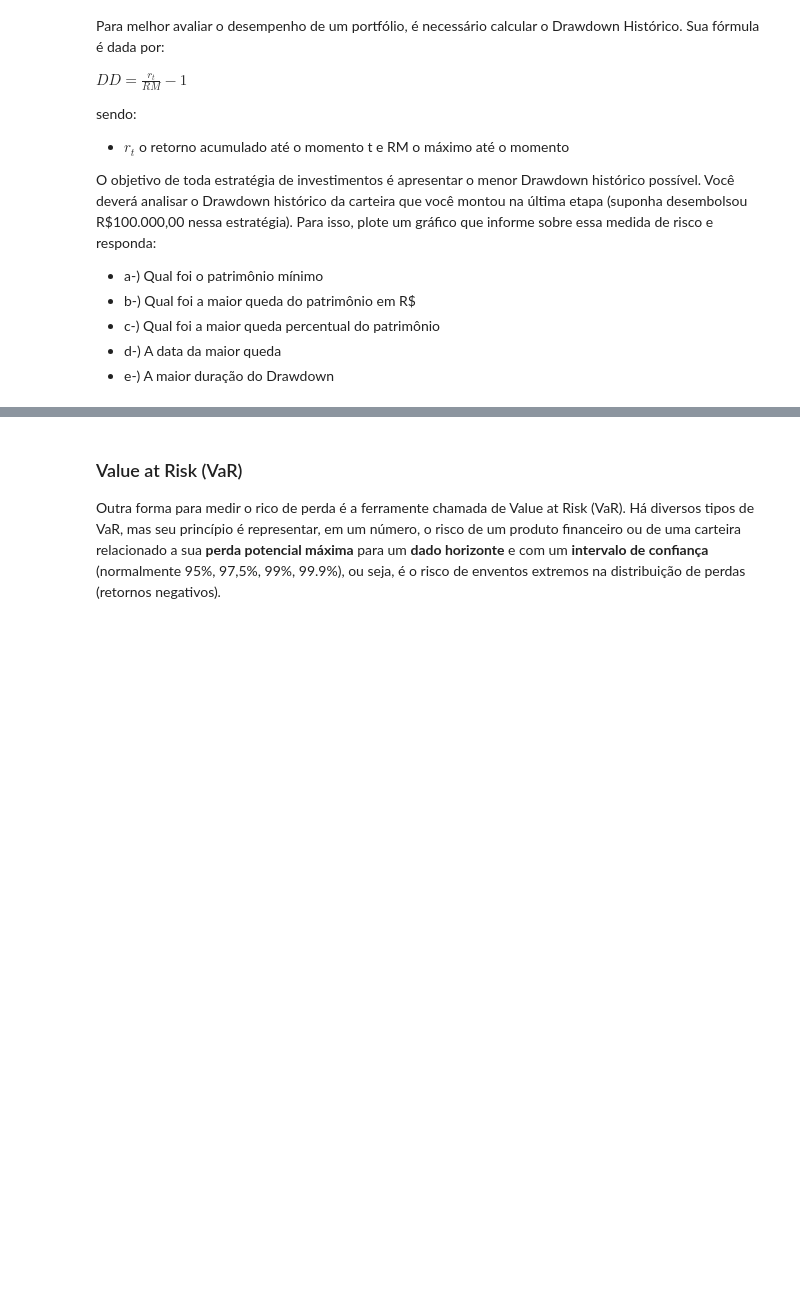
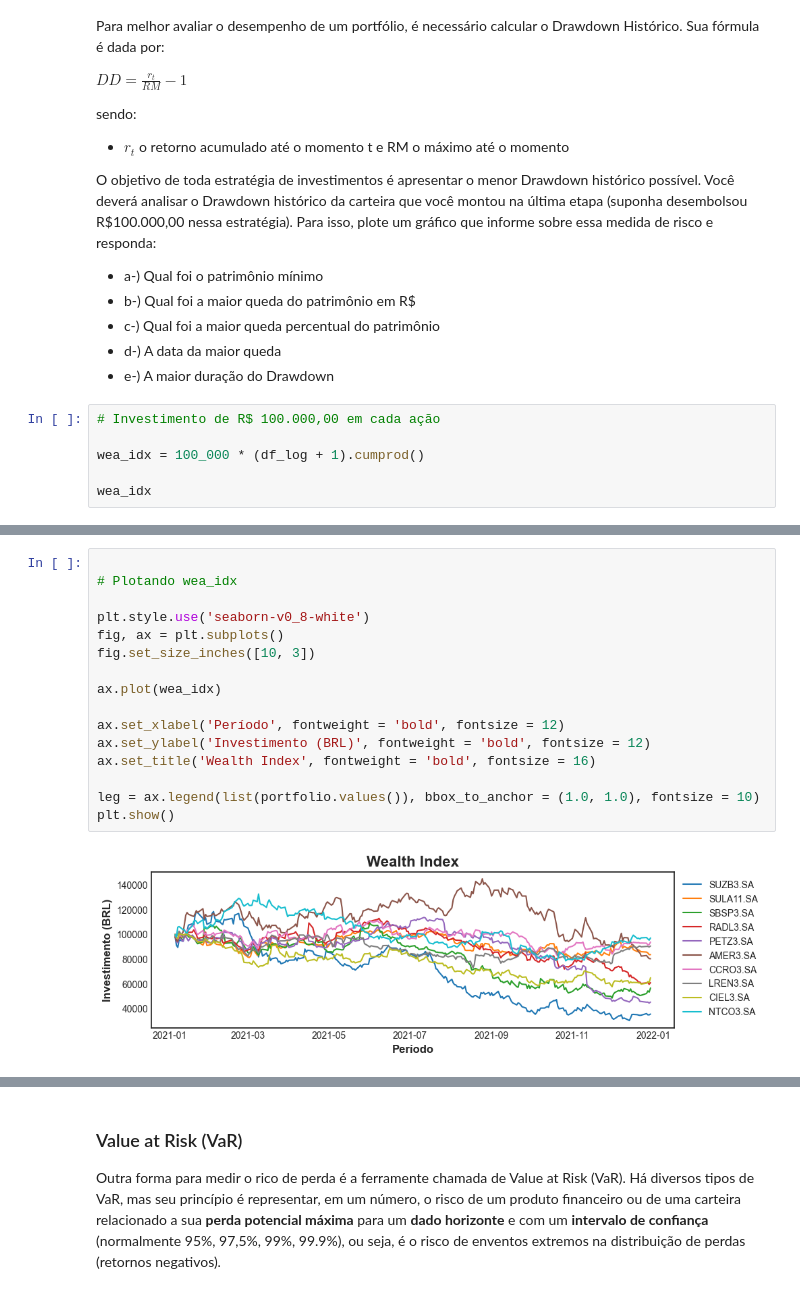
Before and after one commit to anoca-cs/FEA.DEV, a Jupyter notebook: FinQuant/FinQuant Case.ipynb, the cells around one changed output, grey strips where cells are left out. Drawn from its saved outputs; the diff is of its cells as text; blank space fills up the shorter version.

```diff
--- a/FinQuant/FinQuant Case.ipynb
+++ b/FinQuant/FinQuant Case.ipynb
@@ -1039,3 +1039,9 @@ O objetivo de toda estratégia de investimentos é apresentar o menor Drawdown h
 * c-) Qual foi a maior queda percentual do patrimônio
 * d-) A data da maior queda
 * e-) A maior duração do Drawdown
+# %%
+# Investimento de R$ 100.000,00 em cada ação
+
+wea_idx = 100_000 * (df_log + 1).cumprod()
+
+wea_idx
@@ -1041,0 +1063,18 @@ O objetivo de toda estratégia de investimentos é apresentar o menor Drawdown h
+# %%
+
+# Plotando wea_idx
+
+plt.style.use('seaborn-v0_8-white')
+fig, ax = plt.subplots()
+fig.set_size_inches([10, 3])
+
+ax.plot(wea_idx)
+
+ax.set_xlabel('Período', fontweight = 'bold', fontsize = 12)
+ax.set_ylabel('Investimento (BRL)', fontweight = 'bold', fontsize = 12)
+ax.set_title('Wealth Index', fontweight = 'bold', fontsize = 16)
+
+leg = ax.legend(list(portfolio.values()), bbox_to_anchor = (1.0, 1.0), fontsize = 10)
+plt.show()
+# %% [output]
+[figure, added]
```
Also changed, not shown: parts of 13 cells of this notebook.
